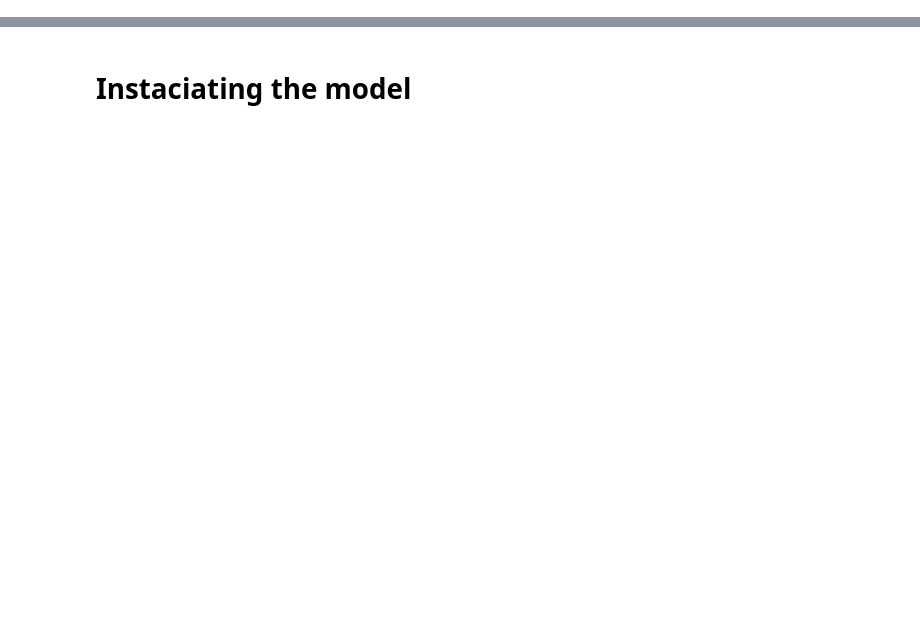
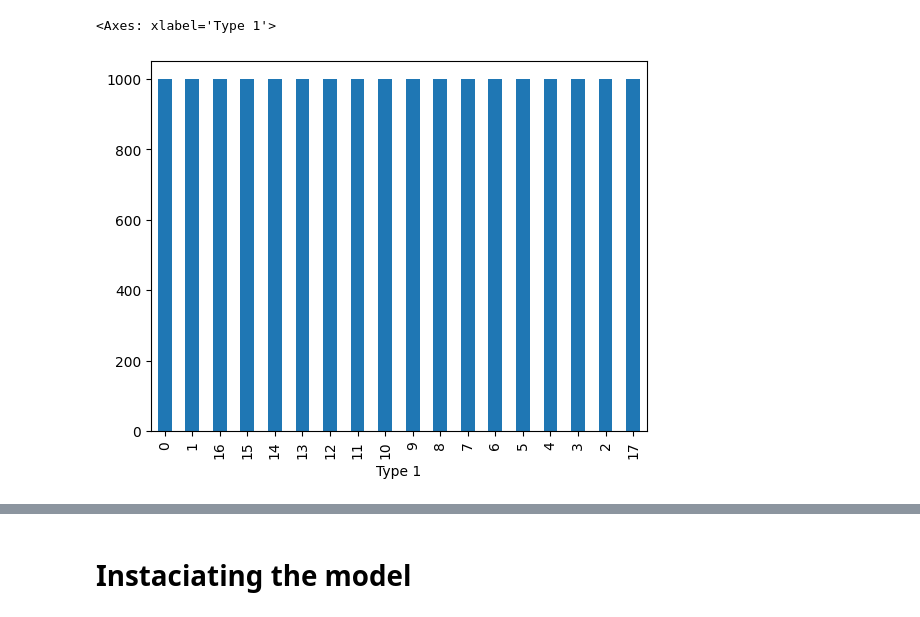
Before and after one commit to mathemaia/studies, a Jupyter notebook: Python/MachineLearning/SupervisedLearning/Pytorch/PokemonClassification.ipynb, the cells around one changed output, grey strips where cells are left out. Drawn from its saved outputs; the diff is of its cells as text; code cells hidden in the pictures; blank space fills up the shorter version.

```diff
--- a/Python/MachineLearning/SupervisedLearning/Pytorch/PokemonClassification.ipynb
+++ b/Python/MachineLearning/SupervisedLearning/Pytorch/PokemonClassification.ipynb
@@ -48,0 +52,9 @@ display(df_numeric.head(5))
+# %%
+sampling_strategy = dict(zip(y.value_counts().index.tolist(), [1000 for _ in range(len(y.value_counts()))]))
+ros = RandomOverSampler(sampling_strategy=sampling_strategy)
+X_res, y_res = ros.fit_resample(X, y.astype(int))
+
+y_res.value_counts().plot.bar()
+# %% [output]
+<Axes: xlabel='Type 1'>
+[figure, added]
```
Also changed, not shown: parts of 11 cells of this notebook.
